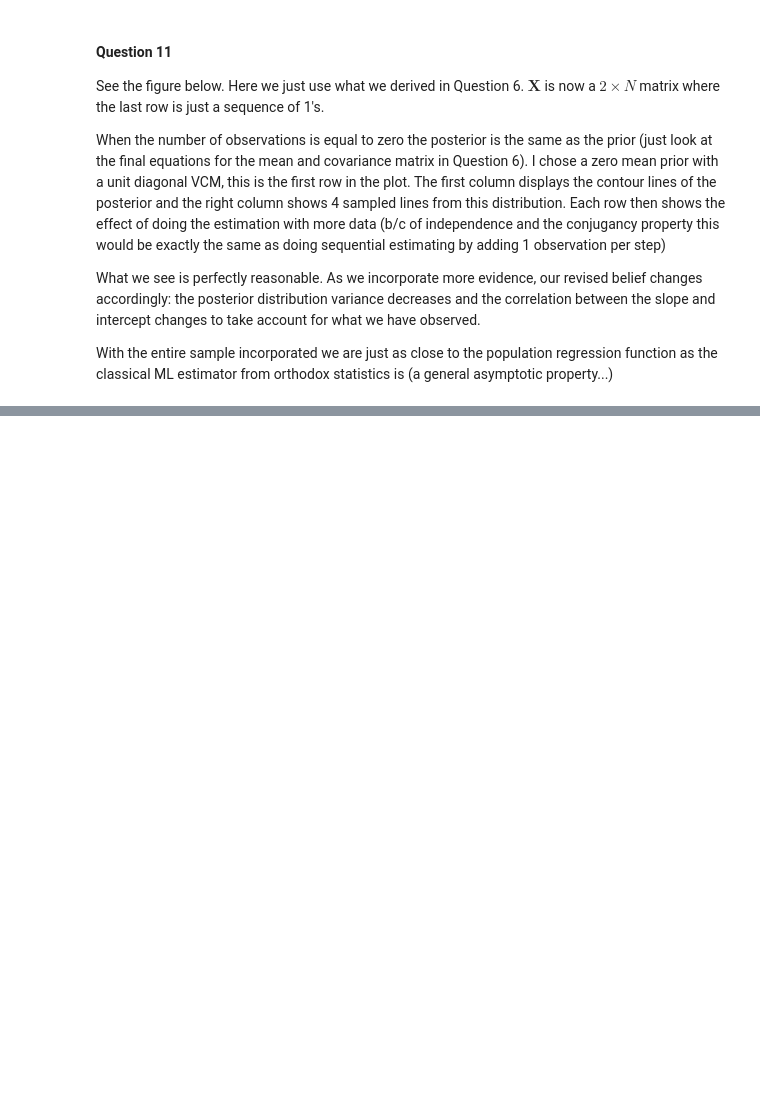
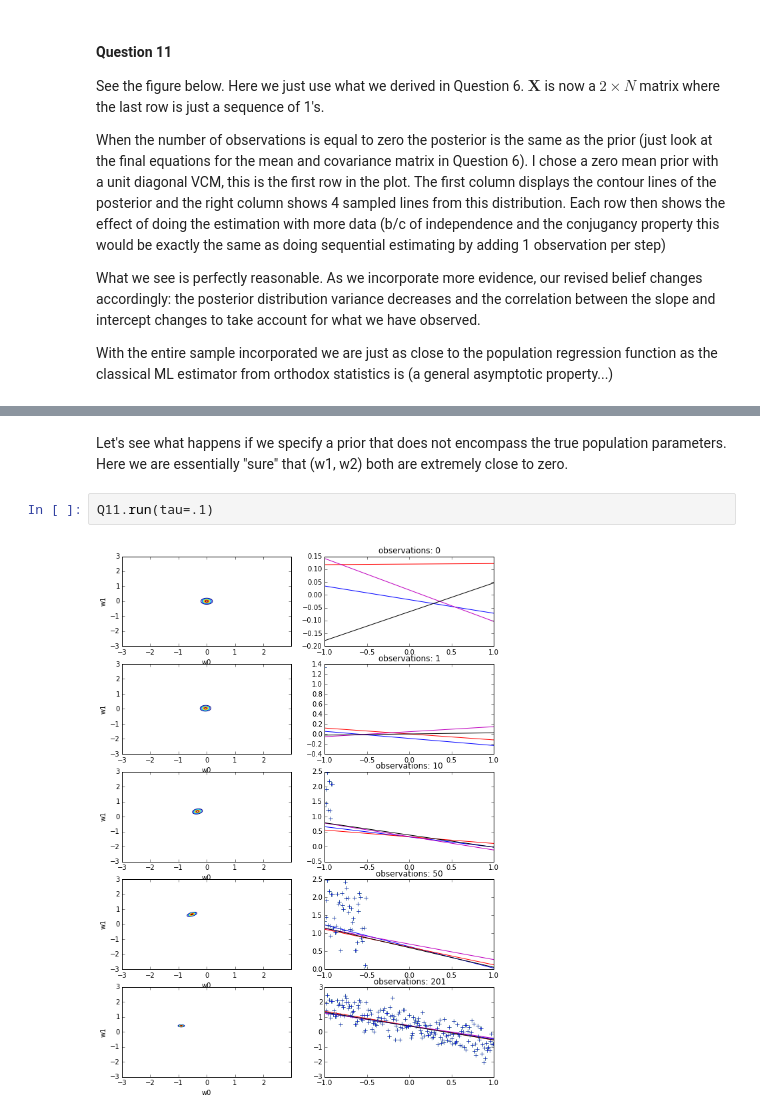
Before and after one commit to erikcs/ml2, a Jupyter notebook: lab1.ipynb, the cells around one changed output, grey strips where cells are left out. Saved outputs shown, nothing was run; the diff lists cells and outputs as text; blank space fills up the shorter version.

```diff
--- a/lab1.ipynb
+++ b/lab1.ipynb
@@ -146,0 +148,6 @@ from code import Q11
+# %% [markdown]
+Let's see what happens if we specify a prior that does not encompass the true population parameters. Here we are essentially "sure" that (w1, w2) both are extremely close to zero.
+# %%
+Q11.run(tau=.1)
+# %% [output]
+[figure, added]
```
Also changed, not shown: parts of 5 cells of this notebook.
